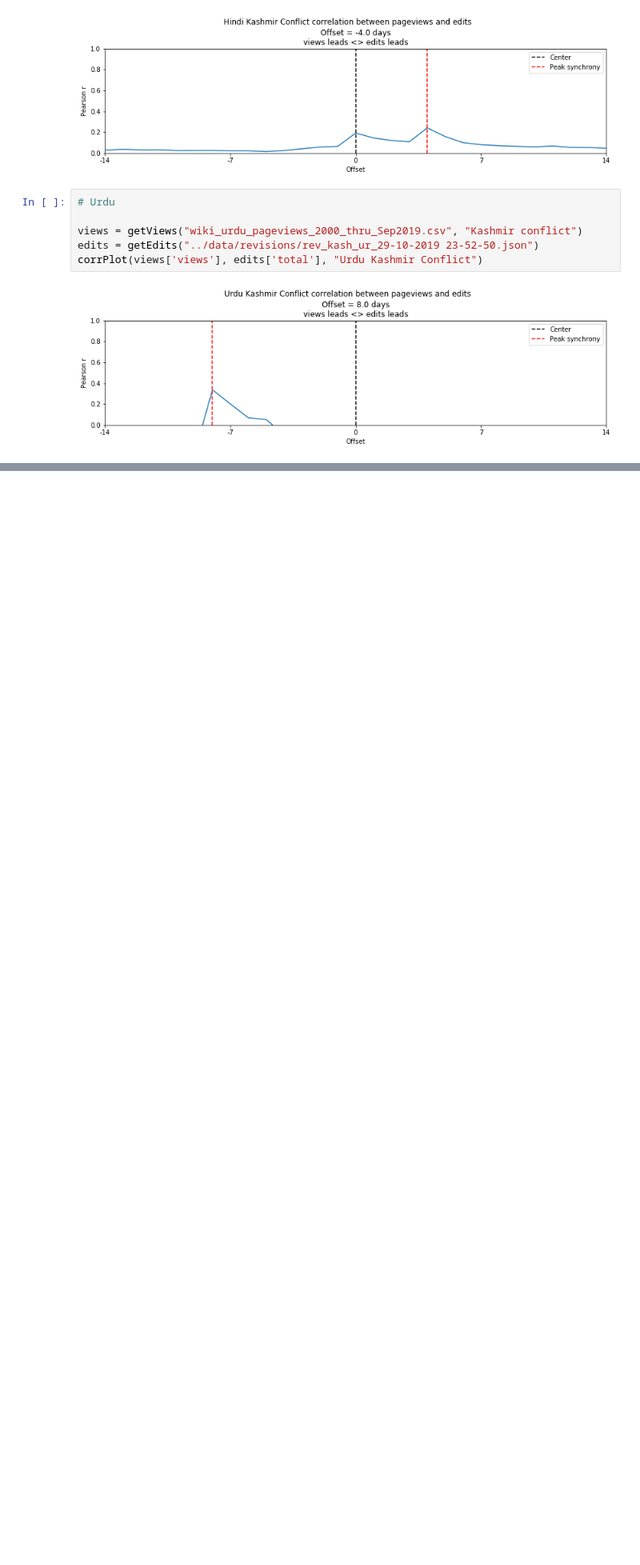
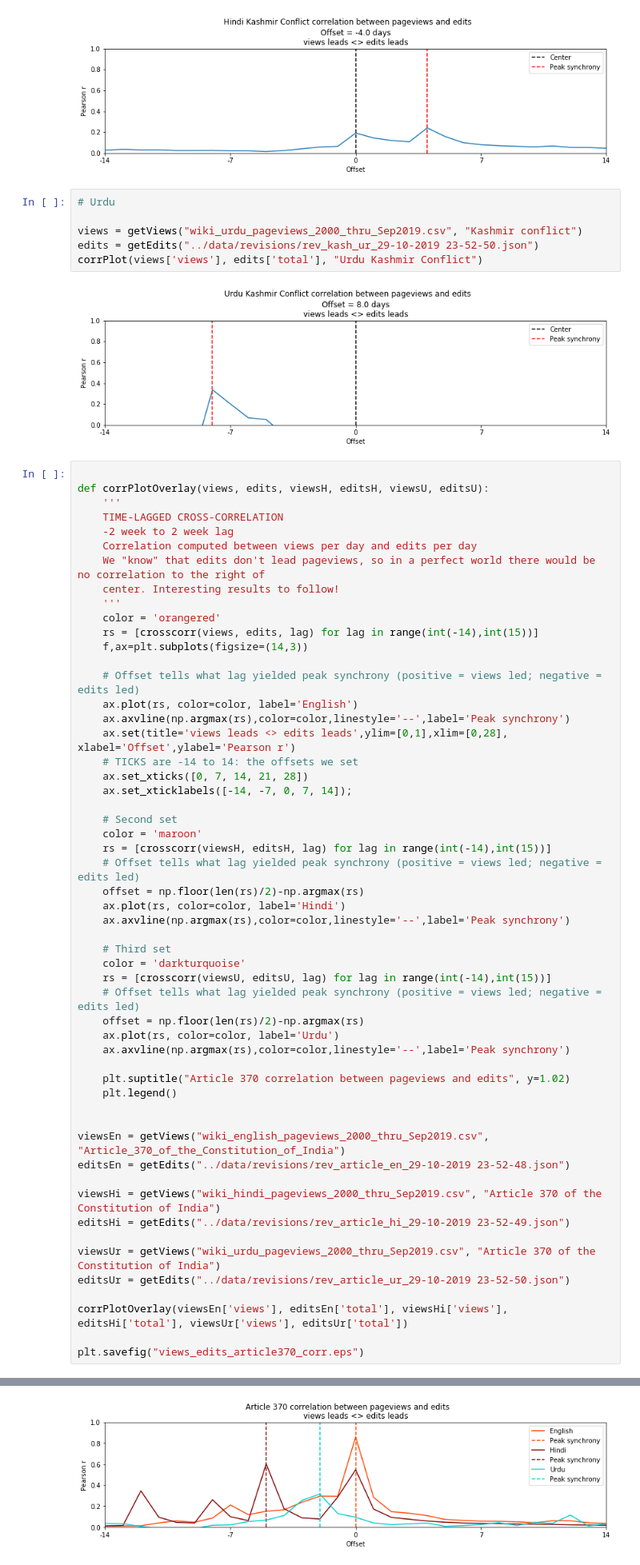
Before and after one commit to ViralNotPrasad/cscw-wiki, a Jupyter notebook: R/Pageviews.ipynb, the cells around one changed output, grey strips where cells are left out. Shown at 80% size. Drawn from its saved outputs; the diff is of its cells as text; blank space fills up the shorter version.

Commit message:
overlaid article 370 correlations

```diff
--- a/R/Pageviews.ipynb
+++ b/R/Pageviews.ipynb
@@ -349,3 +349,58 @@ edits = getEdits("../data/revisions/rev_kash_ur_29-10-2019 23-52-50.json")
 corrPlot(views['views'], edits['total'], "Urdu Kashmir Conflict")
 # %% [output]
 [figure]
+# %%
+
+def corrPlotOverlay(views, edits, viewsH, editsH, viewsU, editsU):
+    '''
+    TIME-LAGGED CROSS-CORRELATION
+    -2 week to 2 week lag
+    Correlation computed between views per day and edits per day
+    We "know" that edits don't lead pageviews, so in a perfect world there would be no correlation to the right of
+    center. Interesting results to follow!
+    '''
+    color = 'orangered'
+    rs = [crosscorr(views, edits, lag) for lag in range(int(-14),int(15))]
+    f,ax=plt.subplots(figsize=(14,3))
+
+    # Offset tells what lag yielded peak synchrony (positive = views led; negative = edits led)
+    ax.plot(rs, color=color, label='English')
+    ax.axvline(np.argmax(rs),color=color,linestyle='--',label='Peak synchrony')
+    ax.set(title='views leads <> edits leads',ylim=[0,1],xlim=[0,28], xlabel='Offset',ylabel='Pearson r')
+    # TICKS are -14 to 14: the offsets we set
+    ax.set_xticks([0, 7, 14, 21, 28])
+    ax.set_xticklabels([-14, -7, 0, 7, 14]);
+
+    # Second set
+    color = 'maroon'
+    rs = [crosscorr(viewsH, editsH, lag) for lag in range(int(-14),int(15))]
+    # Offset tells what lag yielded peak synchrony (positive = views led; negative = edits led)
+    offset = np.floor(len(rs)/2)-np.argmax(rs)
+    ax.plot(rs, color=color, label='Hindi')
+    ax.axvline(np.argmax(rs),color=color,linestyle='--',label='Peak synchrony')
+
+    # Third set
+    color = 'darkturquoise'
+    rs = [crosscorr(viewsU, editsU, lag) for lag in range(int(-14),int(15))]
+    # Offset tells what lag yielded peak synchrony (positive = views led; negative = edits led)
+    offset = np.floor(len(rs)/2)-np.argmax(rs)
+    ax.plot(rs, color=color, label='Urdu')
+    ax.axvline(np.argmax(rs),color=color,linestyle='--',label='Peak synchrony')
+
+    plt.suptitle("Article 370 correlation between pageviews and edits", y=1.02)
+    plt.legend()
+
+
+viewsEn = getViews("wiki_english_pageviews_2000_thru_Sep2019.csv", "Article_370_of_the_Constitution_of_India")
+editsEn = getEdits("../data/revisions/rev_article_en_29-10-2019 23-52-48.json")
+
+viewsHi = getViews("wiki_hindi_pageviews_2000_thru_Sep2019.csv", "Article 370 of the Constitution of India")
+editsHi = getEdits("../data/revisions/rev_article_hi_29-10-2019 23-52-49.json")
+
+viewsUr = getViews("wiki_urdu_pageviews_2000_thru_Sep2019.csv", "Article 370 of the Constitution of India")
+editsUr = getEdits("../data/revisions/rev_article_ur_29-10-2019 23-52-50.json")
+
+corrPlotOverlay(viewsEn['views'], editsEn['total'], viewsHi['views'], editsHi['total'], viewsUr['views'], editsUr['total'])
+
+plt.savefig("views_edits_article370_corr.eps")
+# %% [output]
@@ -351,0 +409 @@ corrPlot(views['views'], edits['total'], "Urdu Kashmir Conflict")
+[figure, added]
```
Also changed, not shown: parts of 2 cells of this notebook, 1 other file.
